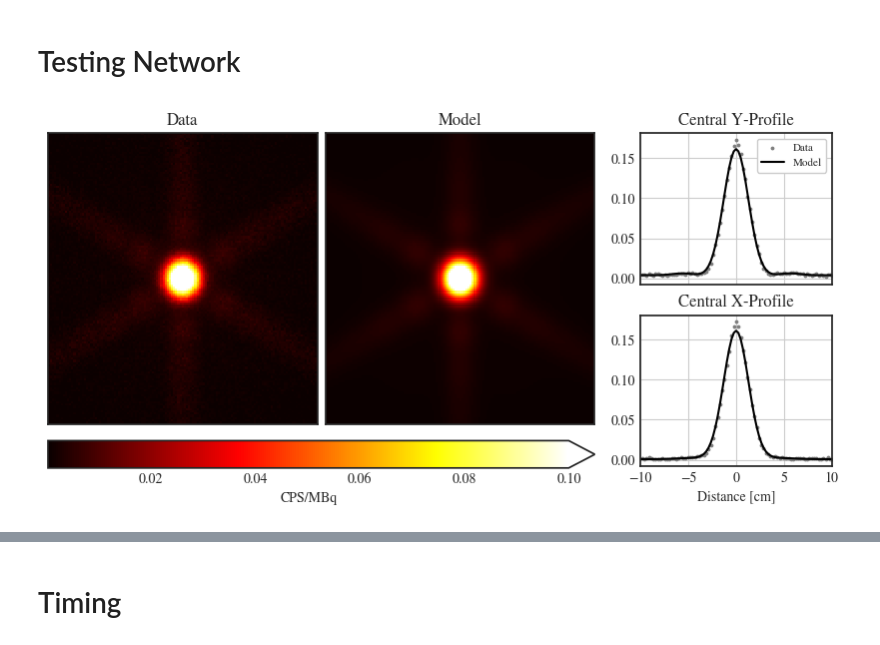
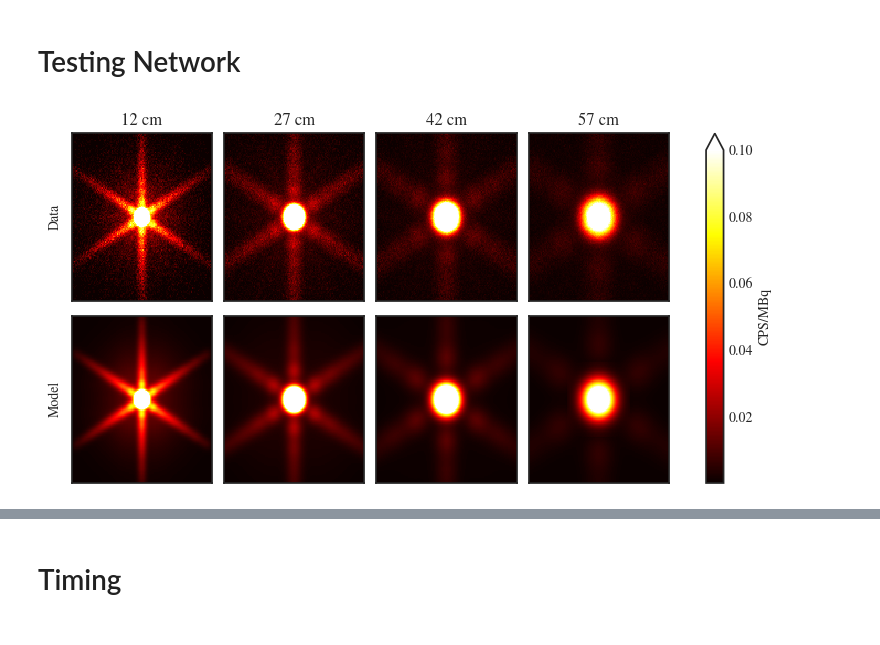
Before and after one commit to lukepolson/spect_psf_fitting, a Jupyter notebook: faster_implementation.ipynb, the cells around one changed output, grey strips where cells are left out. Saved outputs shown, nothing was run; the diff lists cells and outputs as text; code cells hidden in the pictures.

```diff
--- a/faster_implementation.ipynb
+++ b/faster_implementation.ipynb
@@ -153,37 +180,23 @@ data = projectionss_data[idx]
-# %%
-x = np.arange(-63, 64, 1)*dr0[0]
-fig = plt.figure(constrained_layout=True, figsize=(8,4))
-(subfig_l, subfig_r) = fig.subfigures(nrows=1, ncols=2, width_ratios=(2,0.85))
-axes_l = subfig_l.subplots(nrows=1, ncols=2)
-axes_l[0].pcolormesh(data.T, cmap='hot', vmax=0.1)
-axes_l[0].tick_params(axis='both', which='both', length=0)
-axes_l[0].set_xticklabels([])
-axes_l[0].set_yticklabels([])
-axes_l[0].set_title('Data')
-im = axes_l[1].pcolormesh(theory.T, cmap='hot', vmax=0.1)
-axes_l[1].tick_params(axis='both', which='both', length=0)
-axes_l[1].set_xticklabels([])
-axes_l[1].set_yticklabels([])
-axes_l[1].set_title('Model')
-subfig_l.colorbar(im, ax=axes_l, location='bottom', label='CPS/MBq', extend='max')
-
-axes_r = subfig_r.subplots(nrows=2, ncols=1)
-axes_r[0].scatter(x, data[64], color='grey', s=3, label='Data')
-axes_r[0].plot(x, theory[64], color='k', label='Model')
-axes_r[0].set_xlim(-10,10)
-#axes_r[0].semilogy()
-axes_r[0].set_xticklabels([])
-axes_r[0].set_title('Central Y-Profile')
-axes_r[0].grid()
-axes_r[0].legend(facecolor='white', framealpha=1, frameon=True, loc='upper right', fontsize=8)
-axes_r[1].scatter(x, data[:,64], color='grey', s=3)
-axes_r[1].plot(x, theory[:,64], color='k')
-axes_r[1].set_xlim(-10,10)
-#axes_r[1].semilogy()
-axes_r[1].set_xlabel('Distance [cm]')
-axes_r[1].set_title('Central X-Profile')
-axes_r[1].grid()
-
-plt.savefig('paper_model_vs_data.png', dpi=300)
-# %% [output]
-[figure, removed]
+# %%
+x = np.arange(-63, 64, 1)*dr0[0]
+def plot(Q, axes, title=False):
+    for i in range(4):
+        axes[i].pcolormesh(Q[i].T, cmap='hot', vmax=0.03)
+        axes[i].tick_params(axis='both', which='both', length=0)
+        axes[i].set_xticklabels([])
+        axes[i].set_yticklabels([])
+        if title:
+            axes[i].set_title(f'{distances_test[pad+i]:.0f} cm')
+fig = plt.figure(constrained_layout=True, figsize=(8,4))
+axes = fig.subplots(nrows=2, ncols=4, height_ratios=(1,1))
+plot(data, axes[0], title=True)
+plot(theory, axes[1])
+axes[0,0].set_ylabel('Data')
+axes[1,0].set_ylabel('Model')
+#plot_profiles(axes[2])
+fig.tight_layout()
+fig.colorbar(im, ax=axes, location='right', label='CPS/MBq', extend='max')
+
+plt.savefig('paper_model_vs_data.png', dpi=300)
+# %% [output]
+[figure, added]
```
Also changed, not shown: parts of 28 cells of this notebook, 3 other files.
